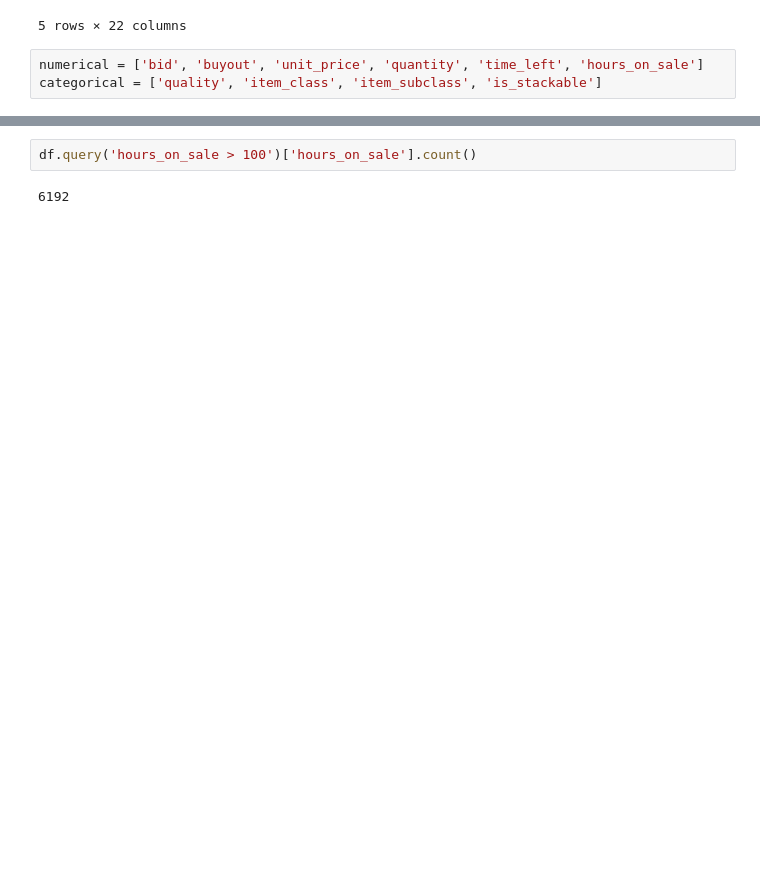
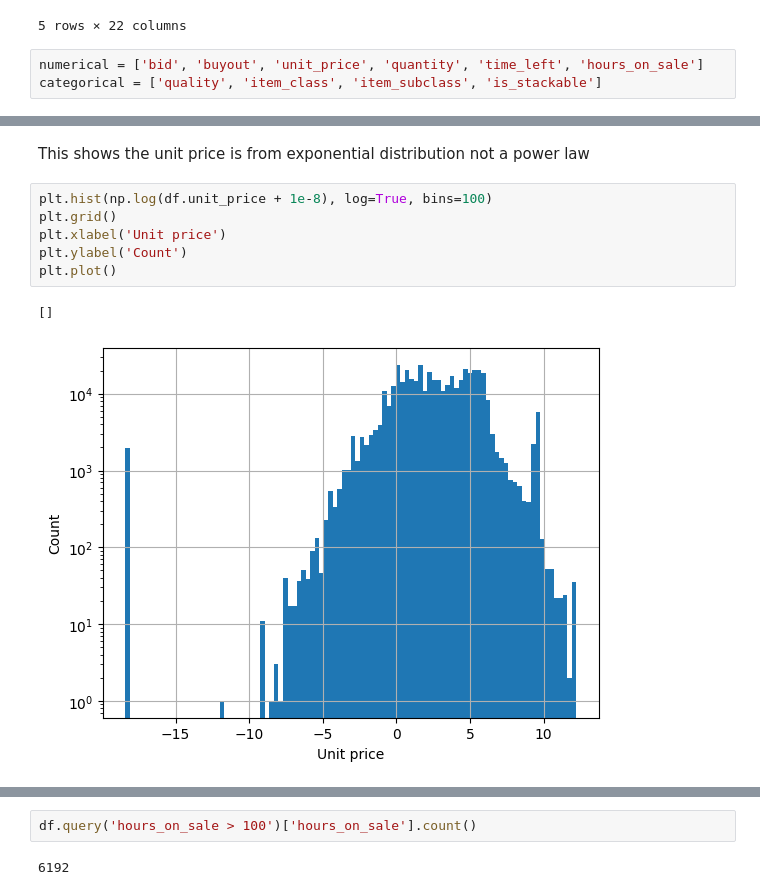
Before and after one commit to AngelUrq/auction_classic, a Jupyter notebook: notebooks/eda.ipynb, the cells around one changed output, grey strips where cells are left out. Saved outputs shown, nothing was run; the diff lists cells and outputs as text; blank space fills up the shorter version.

```diff
--- a/notebooks/eda.ipynb
+++ b/notebooks/eda.ipynb
@@ -38,0 +44,11 @@ plt.bar(time_left_values.time_left, time_left_values.Counts)
+# %% [markdown]
+This shows the unit price is from exponential distribution not a power law
+# %%
+plt.hist(np.log(df.unit_price + 1e-8), log=True, bins=100)
+plt.grid()
+plt.xlabel('Unit price')
+plt.ylabel('Count')
+plt.plot()
+# %% [output]
+[]
+[figure, added]
```
Also changed, not shown: parts of 24 cells of this notebook, 3 other files.
